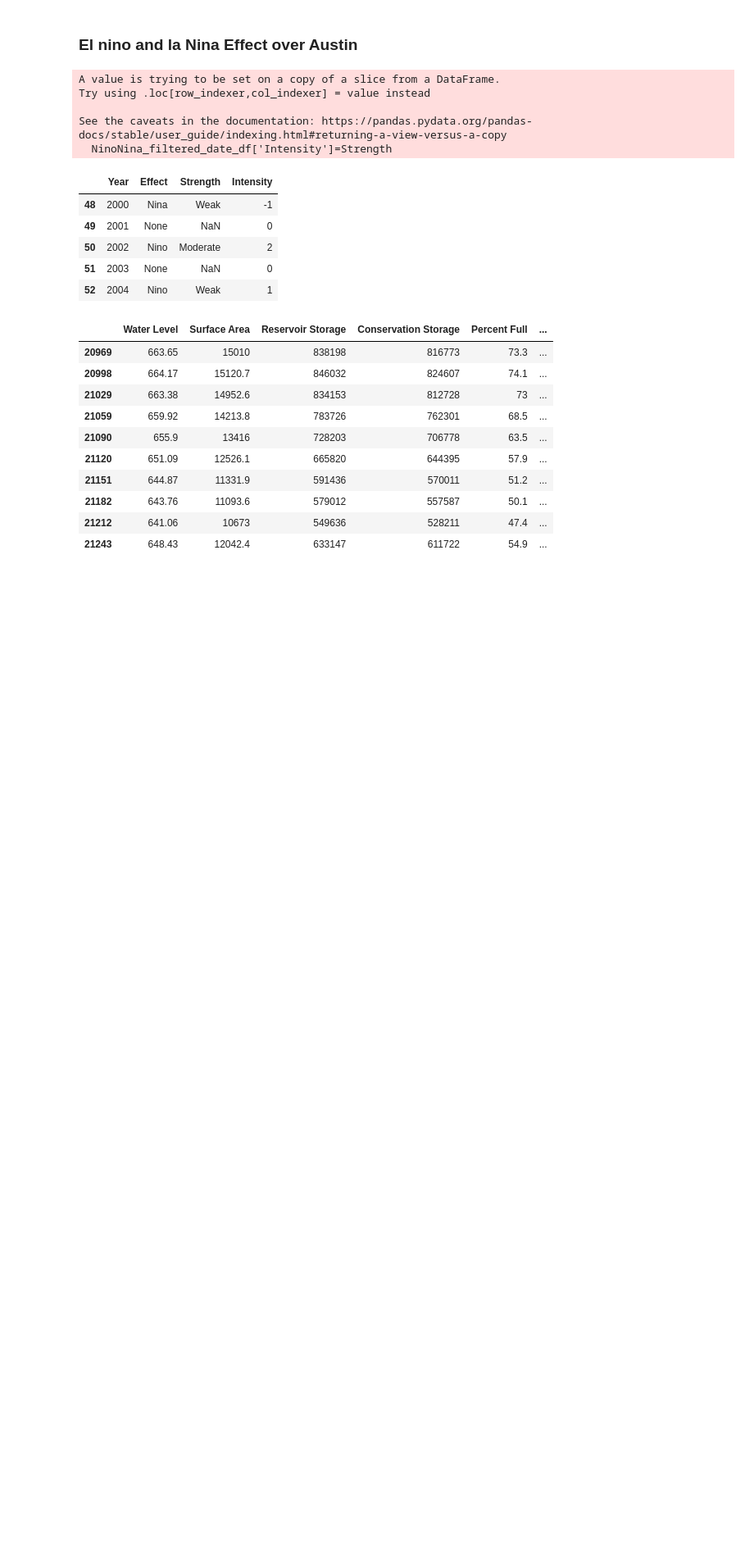
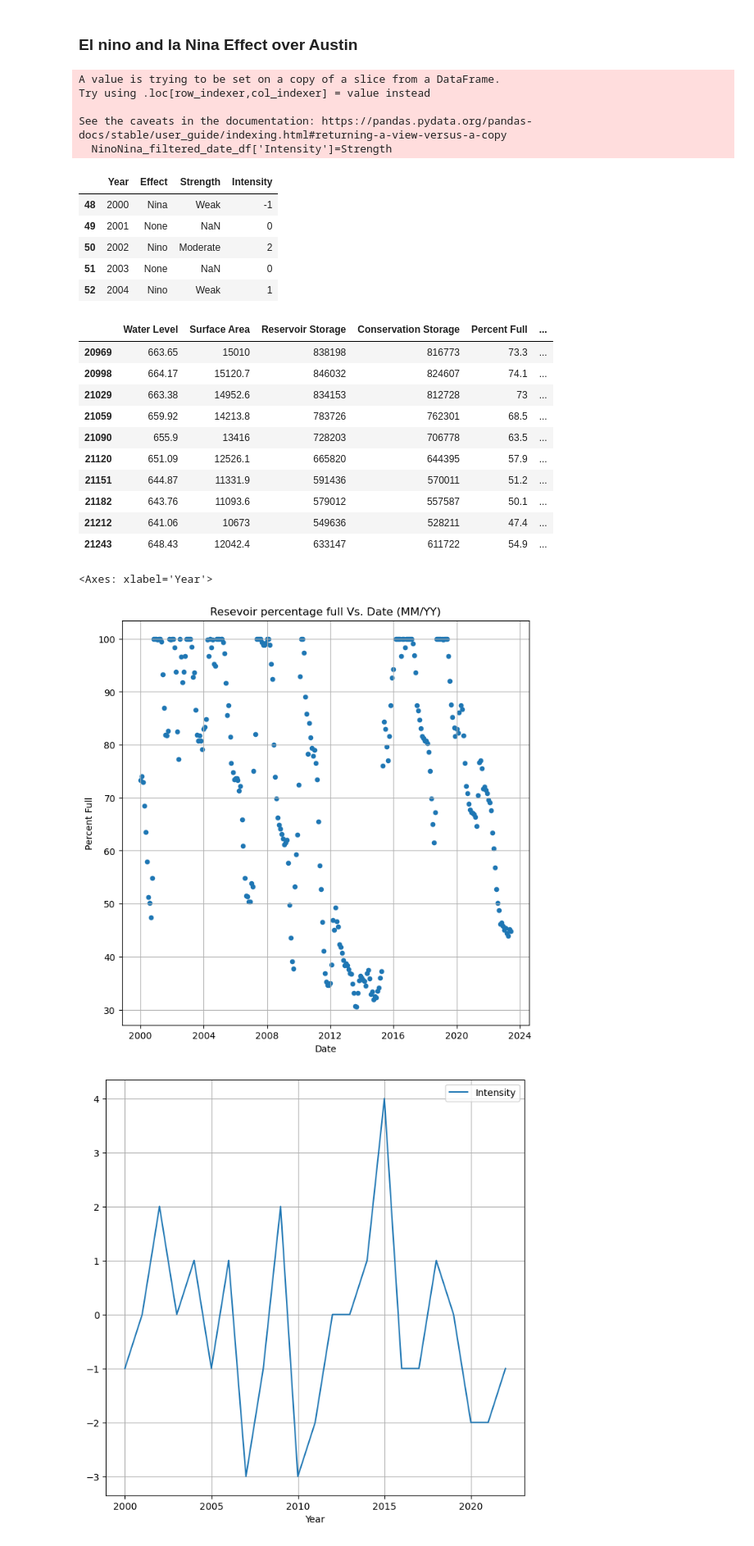
Before and after one commit to Victarrion/Nino_Nina_AustinTX, a Jupyter notebook: Main.ipynb, the cells around one changed output. Shown: that part at 82% size. Saved outputs shown, nothing was run; the diff lists cells and outputs as text; code cells hidden in the pictures; blank space fills up the shorter version.

```diff
--- a/Main.ipynb
+++ b/Main.ipynb
@@ -88,3 +87,12 @@ water_travis_dated_df.head(10)
 | 21182 | 643.76 | 11093.6 | 579012 | 557587 | 50.1 | ... |
 | 21212 | 641.06 | 10673 | 549636 | 528211 | 47.4 | ... |
 | 21243 | 648.43 | 12042.4 | 633147 | 611722 | 54.9 | ... |
+# %%
+
+water_travis_dated_df.plot(kind="scatter", y="Percent Full", x="Date", grid=True, figsize=(8,8),
+              title="Resevoir percentage full Vs. Date (MM/YY)")
+NinoNina_filtered_date_df.plot(kind="line", y="Intensity", x="Year", grid=True, figsize=(8,8),)
+# %% [output]
+<Axes: xlabel='Year'>
+[figure, added]
+[figure, added]
```
Also changed, not shown: parts of 7 cells of this notebook, 3 other files.
